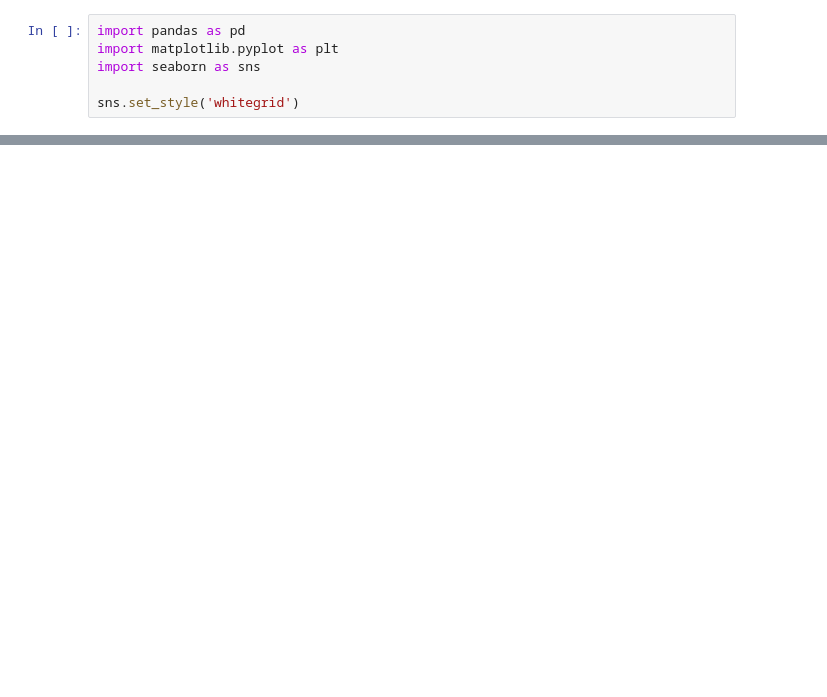
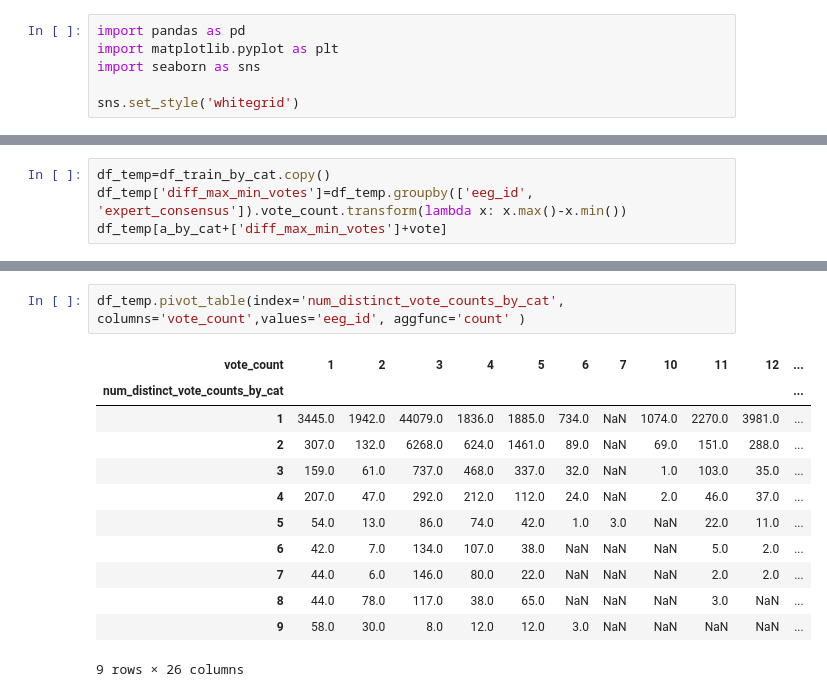
Before and after one commit to limac246/brainActivity2024, a Jupyter notebook: evgeniya/EDA.ipynb, the cells around one changed output, grey strips where cells are left out. Cells and saved outputs as stored; diff of their text form; blank space fills up the shorter version.

```diff
--- a/evgeniya/EDA.ipynb
+++ b/evgeniya/EDA.ipynb
@@ -95,0 +163,4 @@ it would also be interesting to do the average power spectrum by concensus https
+# %%
+df_temp=df_train_by_cat.copy()
+df_temp['diff_max_min_votes']=df_temp.groupby(['eeg_id', 'expert_consensus']).vote_count.transform(lambda x: x.max()-x.min())
+df_temp[a_by_cat+['diff_max_min_votes']+vote]
@@ -95,0 +213,15 @@ it would also be interesting to do the average power spectrum by concensus https
+# %%
+df_temp.pivot_table(index='num_distinct_vote_counts_by_cat', columns='vote_count',values='eeg_id', aggfunc='count' )
+# %% [output]
+| vote_count | 1 | 2 | 3 | 4 | 5 | 6 | 7 | 10 | 11 | 12 | ... |
+| num_distinct_vote_counts_by_cat |  |  |  |  |  |  |  |  |  |  | ... |
+| 1 | 3445.0 | 1942.0 | 44079.0 | 1836.0 | 1885.0 | 734.0 | NaN | 1074.0 | 2270.0 | 3981.0 | ... |
+| 2 | 307.0 | 132.0 | 6268.0 | 624.0 | 1461.0 | 89.0 | NaN | 69.0 | 151.0 | 288.0 | ... |
+| 3 | 159.0 | 61.0 | 737.0 | 468.0 | 337.0 | 32.0 | NaN | 1.0 | 103.0 | 35.0 | ... |
+| 4 | 207.0 | 47.0 | 292.0 | 212.0 | 112.0 | 24.0 | NaN | 2.0 | 46.0 | 37.0 | ... |
+| 5 | 54.0 | 13.0 | 86.0 | 74.0 | 42.0 | 1.0 | 3.0 | NaN | 22.0 | 11.0 | ... |
+| 6 | 42.0 | 7.0 | 134.0 | 107.0 | 38.0 | NaN | NaN | NaN | 5.0 | 2.0 | ... |
+| 7 | 44.0 | 6.0 | 146.0 | 80.0 | 22.0 | NaN | NaN | NaN | 2.0 | 2.0 | ... |
+| 8 | 44.0 | 78.0 | 117.0 | 38.0 | 65.0 | NaN | NaN | NaN | 3.0 | NaN | ... |
+| 9 | 58.0 | 30.0 | 8.0 | 12.0 | 12.0 | 3.0 | NaN | NaN | NaN | NaN | ... |
+9 rows × 26 columns
```
Also changed, not shown: parts of 27 cells of this notebook, 1 other file.
